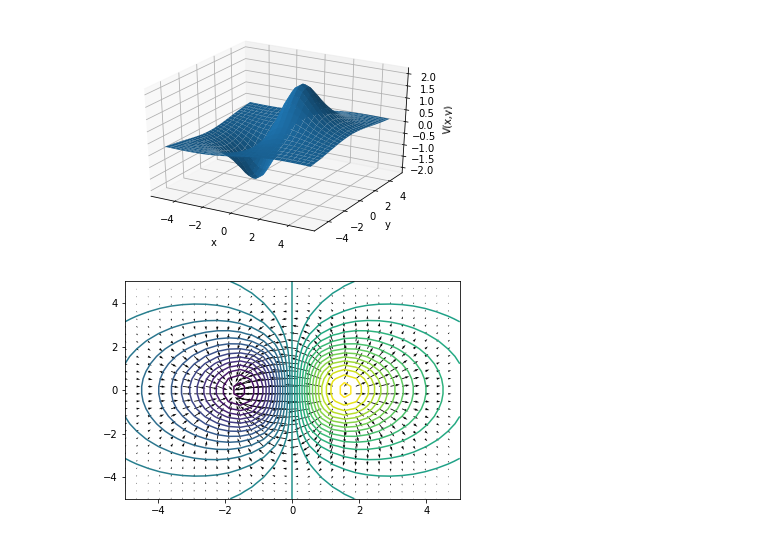
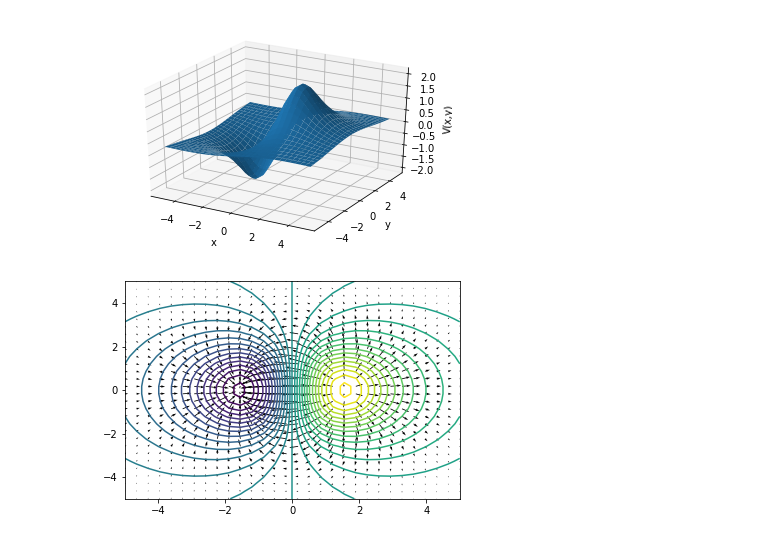
Before and after one commit to Phys7321/hw02-integrations-jx-h, a Jupyter notebook: HW02.ipynb, the cells around one changed output. Cells and saved outputs as stored; diff of their text form; code cells hidden in the pictures.

```diff
--- a/HW02.ipynb
+++ b/HW02.ipynb
@@ -88,13 +86,11 @@ plt.show()
 # %% [output]
 [figure]
 # %%
-Ex = (-np.diff(Z, axis=1)/np.average(np.diff(y)))[:-1, :]
-Ey = (-np.diff(Z, axis=0)/np.average(np.diff(x)))[:, :-1]
+Ey, Ex = np.gradient(-Z, x, y)
 plt.contour(X, Y, Z, 30)
-X, Y = np.meshgrid(x[:-1], y[:-1])
 plt.quiver(X, Y, Ex, Ey)
 ax.set_xlabel('x')
 ax.set_ylabel('y')
 plt.show()
 # %% [output]
-[figure, old version]
+[figure, new version]
```
Also changed, not shown: parts of 2 cells of this notebook.
